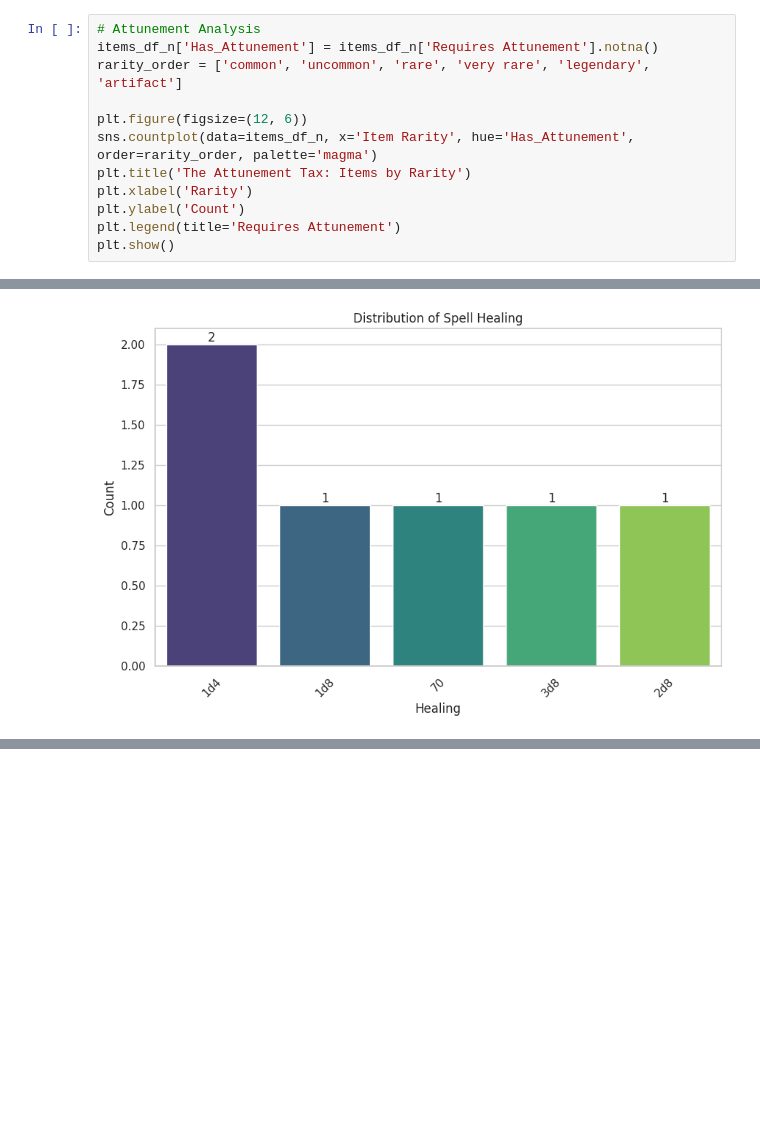
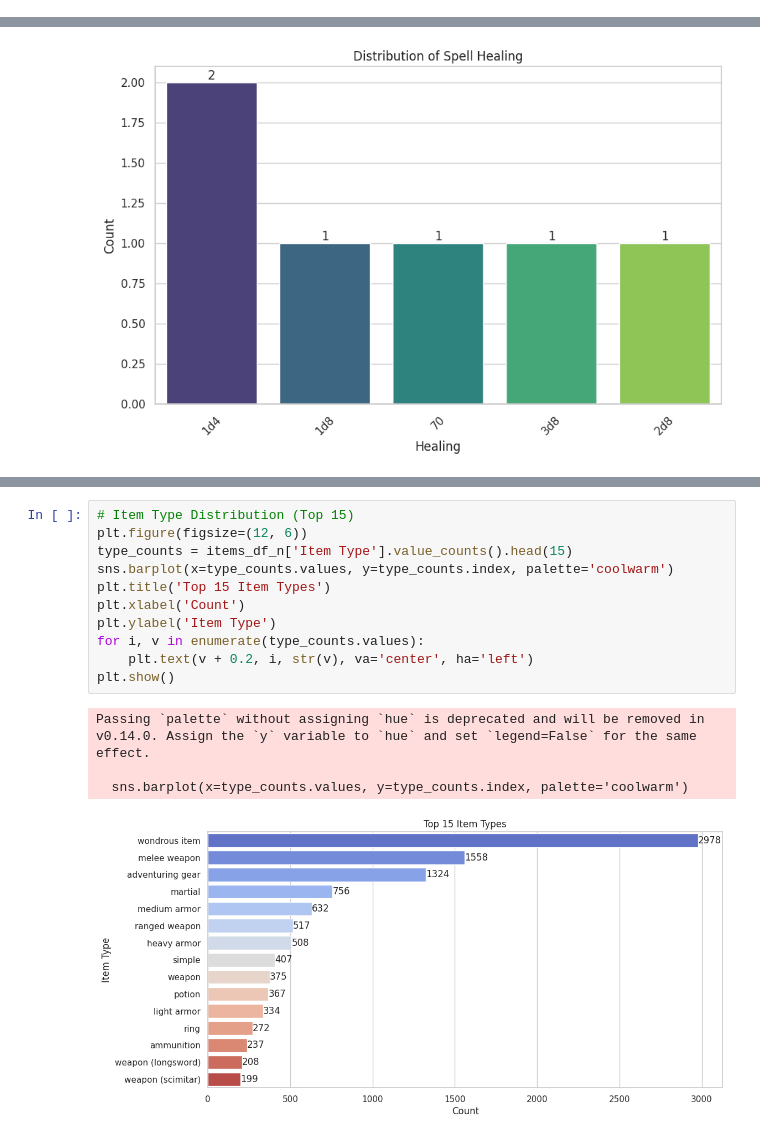
Before and after one commit to baakhoff/research, a Jupyter notebook: notebooks/dnd_research.ipynb, the cells around one changed output, grey strips where cells are left out. Cells and saved outputs as stored; diff of their text form; blank space fills up the shorter version.

```diff
--- a/notebooks/dnd_research.ipynb
+++ b/notebooks/dnd_research.ipynb
@@ -203,15 +210,3 @@ Index(['Name', 'Category', 'Expansion', 'Size', 'Speed', 'data-List',
        'filter-Natural Attacks', 'filter-Innate Spellcasting',
        'filter-Proficiencies', 'data-Ability Score Choice'],
       dtype='object')
-# %%
-# Attunement Analysis
-items_df_n['Has_Attunement'] = items_df_n['Requires Attunement'].notna()
-rarity_order = ['common', 'uncommon', 'rare', 'very rare', 'legendary', 'artifact']
-
-plt.figure(figsize=(12, 6))
-sns.countplot(data=items_df_n, x='Item Rarity', hue='Has_Attunement', order=rarity_order, palette='magma')
-plt.title('The Attunement Tax: Items by Rarity')
-plt.xlabel('Rarity')
-plt.ylabel('Count')
-plt.legend(title='Requires Attunement')
-plt.show()
@@ -543,0 +551,16 @@ Passing `palette` without assigning `hue` is deprecated and will be removed in v
+# %%
+# Item Type Distribution (Top 15)
+plt.figure(figsize=(12, 6))
+type_counts = items_df_n['Item Type'].value_counts().head(15)
+sns.barplot(x=type_counts.values, y=type_counts.index, palette='coolwarm')
+plt.title('Top 15 Item Types')
+plt.xlabel('Count')
+plt.ylabel('Item Type')
+for i, v in enumerate(type_counts.values):
+    plt.text(v + 0.2, i, str(v), va='center', ha='left')
+plt.show()
+# %% [output]
+Passing `palette` without assigning `hue` is deprecated and will be removed in v0.14.0. Assign the `y` variable to `hue` and set `legend=False` for the same effect.
+
+  sns.barplot(x=type_counts.values, y=type_counts.index, palette='coolwarm')
+[figure, added]
```
Also changed, not shown: parts of 14 cells of this notebook.
